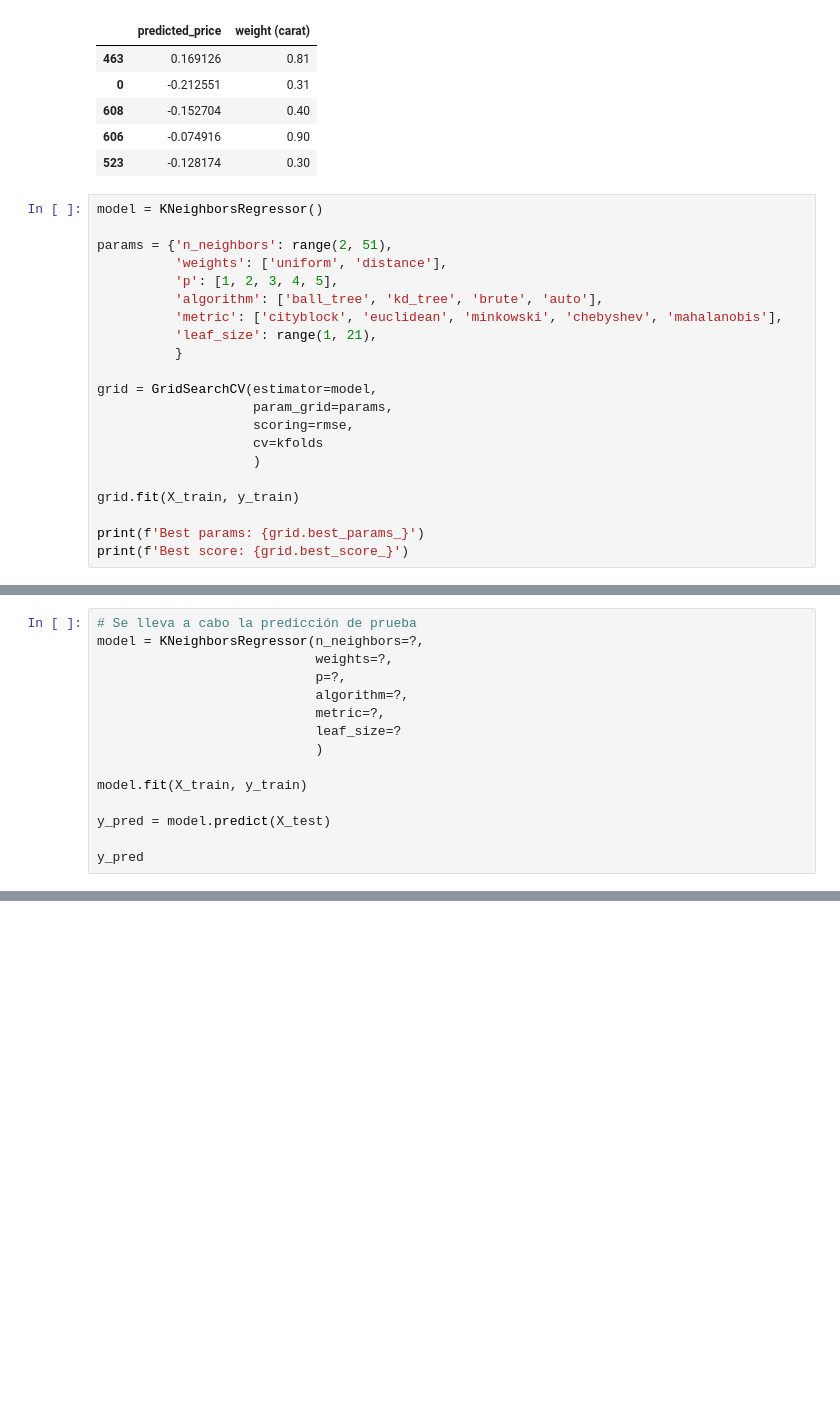
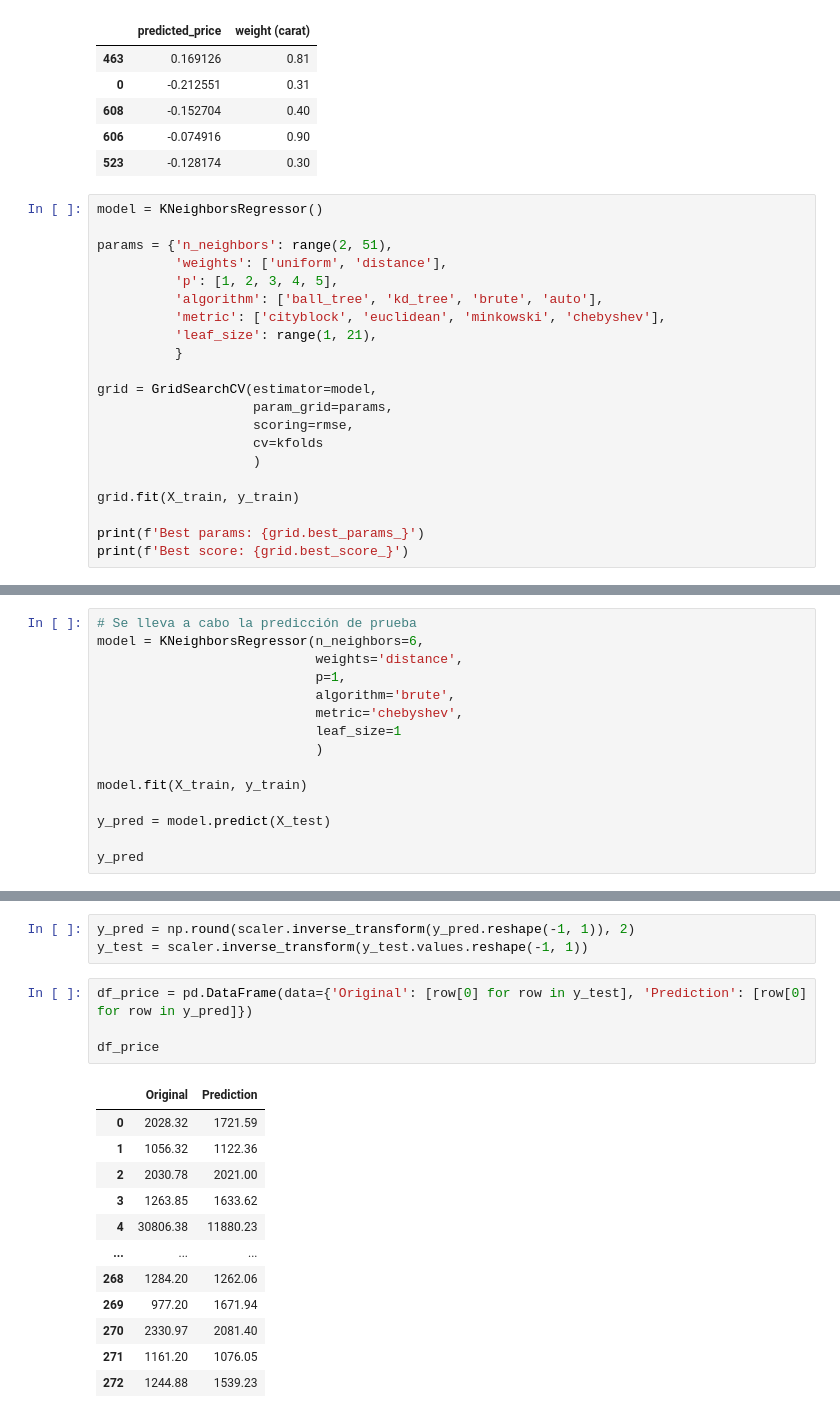
Before and after one commit to RogerPerello/Machine_learning-diamonds, a Jupyter notebook: src/notebooks/project/8_model_optimization_image.ipynb, the cells around one changed output, grey strips where cells are left out. Cells and saved outputs as stored; diff of their text form; blank space fills up the shorter version.

```diff
--- a/src/notebooks/project/8_model_optimization_image.ipynb
+++ b/src/notebooks/project/8_model_optimization_image.ipynb
@@ -668,7 +670,7 @@ params = {'n_neighbors': range(2, 51),
           'weights': ['uniform', 'distance'],
           'p': [1, 2, 3, 4, 5],
           'algorithm': ['ball_tree', 'kd_tree', 'brute', 'auto'],
-          'metric': ['cityblock', 'euclidean', 'minkowski', 'chebyshev', 'mahalanobis'],
+          'metric': ['cityblock', 'euclidean', 'minkowski', 'chebyshev'],
           'leaf_size': range(1, 21),
           }
 
@@ -685,11 +690,11 @@ print(f'Best score: {grid.best_score_}')
 # %%
 # Se lleva a cabo la predicción de prueba
-model = KNeighborsRegressor(n_neighbors=?,
-                            weights=?,
-                            p=?,
-                            algorithm=?,
-                            metric=?,
-                            leaf_size=?
+model = KNeighborsRegressor(n_neighbors=6,
+                            weights='distance',
+                            p=1,
+                            algorithm='brute',
+                            metric='chebyshev',
+                            leaf_size=1
                             )
 
 model.fit(X_train, y_train)
@@ -699,0 +723,20 @@ y_pred
+# %%
+y_pred = np.round(scaler.inverse_transform(y_pred.reshape(-1, 1)), 2)
+y_test = scaler.inverse_transform(y_test.values.reshape(-1, 1))
+# %%
+df_price = pd.DataFrame(data={'Original': [row[0] for row in y_test], 'Prediction': [row[0] for row in y_pred]})
+
+df_price
+# %% [output]
+|  | Original | Prediction |
+| 0 | 2028.32 | 1721.59 |
+| 1 | 1056.32 | 1122.36 |
+| 2 | 2030.78 | 2021.00 |
+| 3 | 1263.85 | 1633.62 |
+| 4 | 30806.38 | 11880.23 |
+| ... | ... | ... |
+| 268 | 1284.20 | 1262.06 |
+| 269 | 977.20 | 1671.94 |
+| 270 | 2330.97 | 2081.40 |
+| 271 | 1161.20 | 1076.05 |
+| 272 | 1244.88 | 1539.23 |
```
Also changed, not shown: parts of 6 cells of this notebook.
